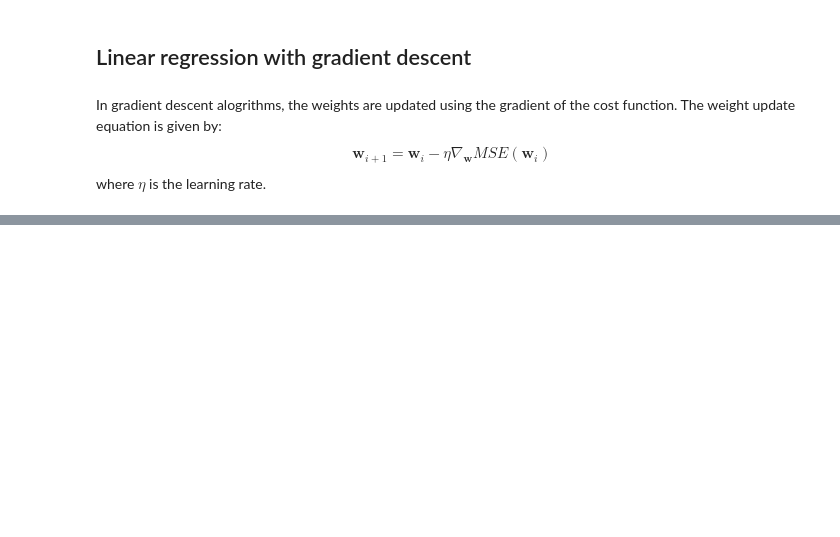
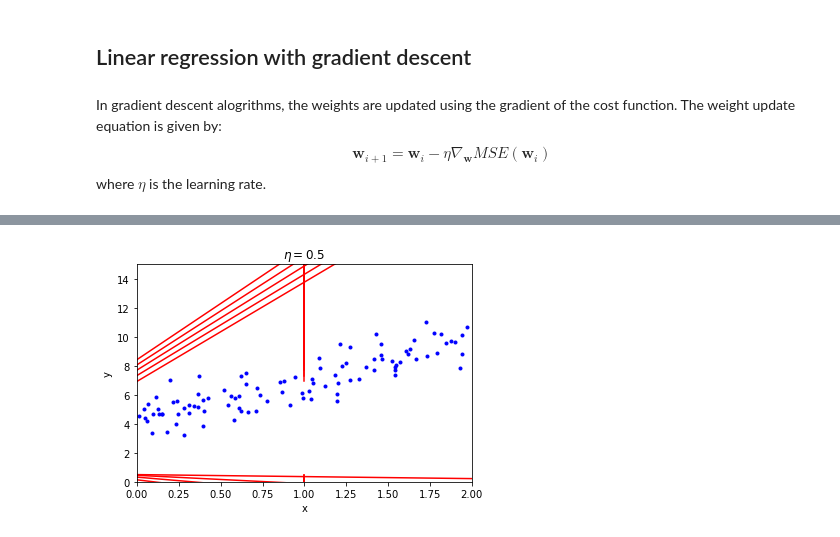
Before and after one commit to yaredwb/SandBox, a Jupyter notebook: linear_regression.ipynb, the cells around one changed output, grey strips where cells are left out. Drawn from its saved outputs; the diff is of its cells as text; code cells hidden in the pictures; blank space fills up the shorter version.

```diff
--- a/linear_regression.ipynb
+++ b/linear_regression.ipynb
@@ -115,0 +121,4 @@ plot_gradient_descent(w, eta=0.02, w_path=w_path)
+# %%
+plot_gradient_descent(w, eta=0.5, w_path=w_path)
+# %% [output]
+[figure, added]
```
Also changed, not shown: parts of 9 cells of this notebook.
